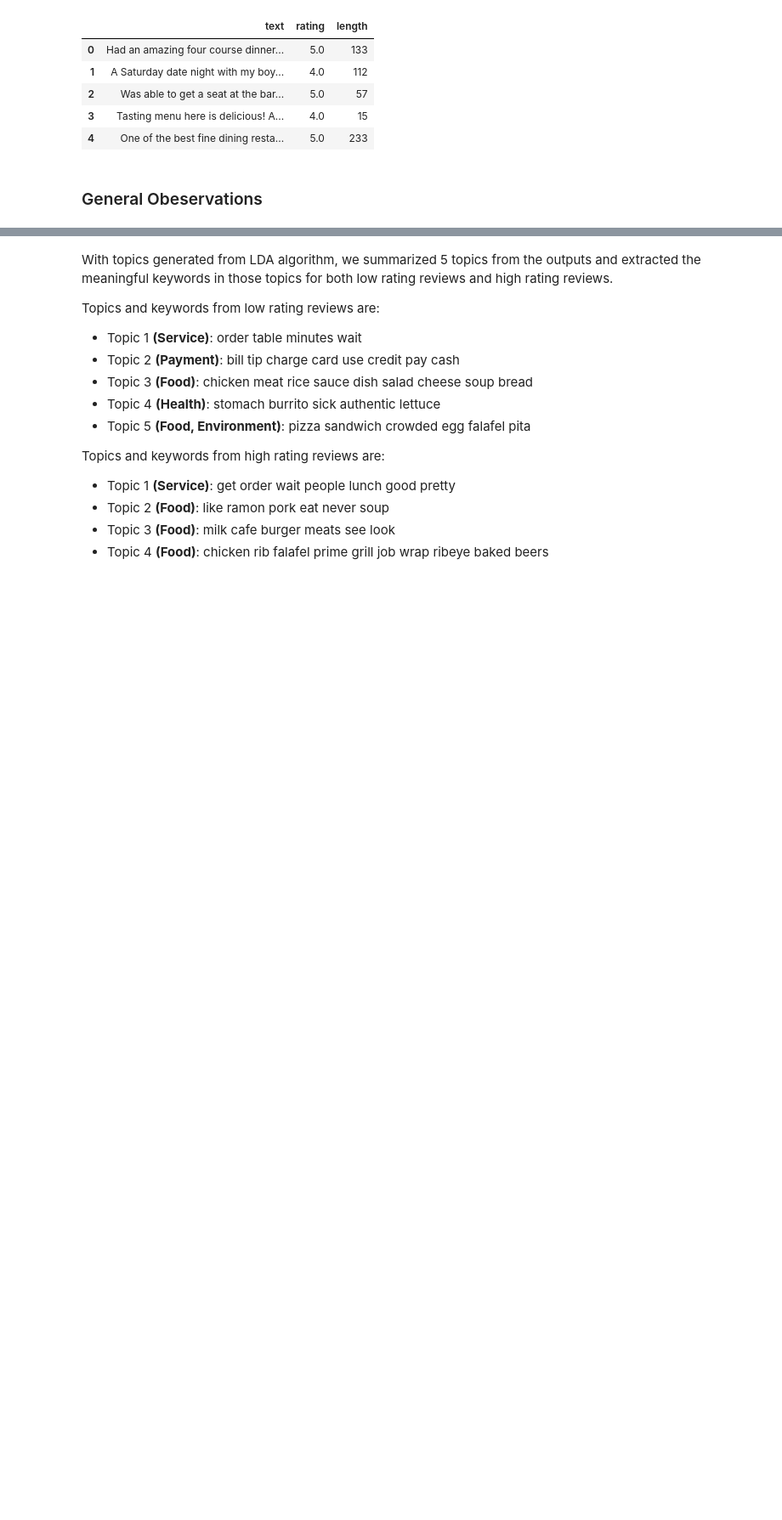
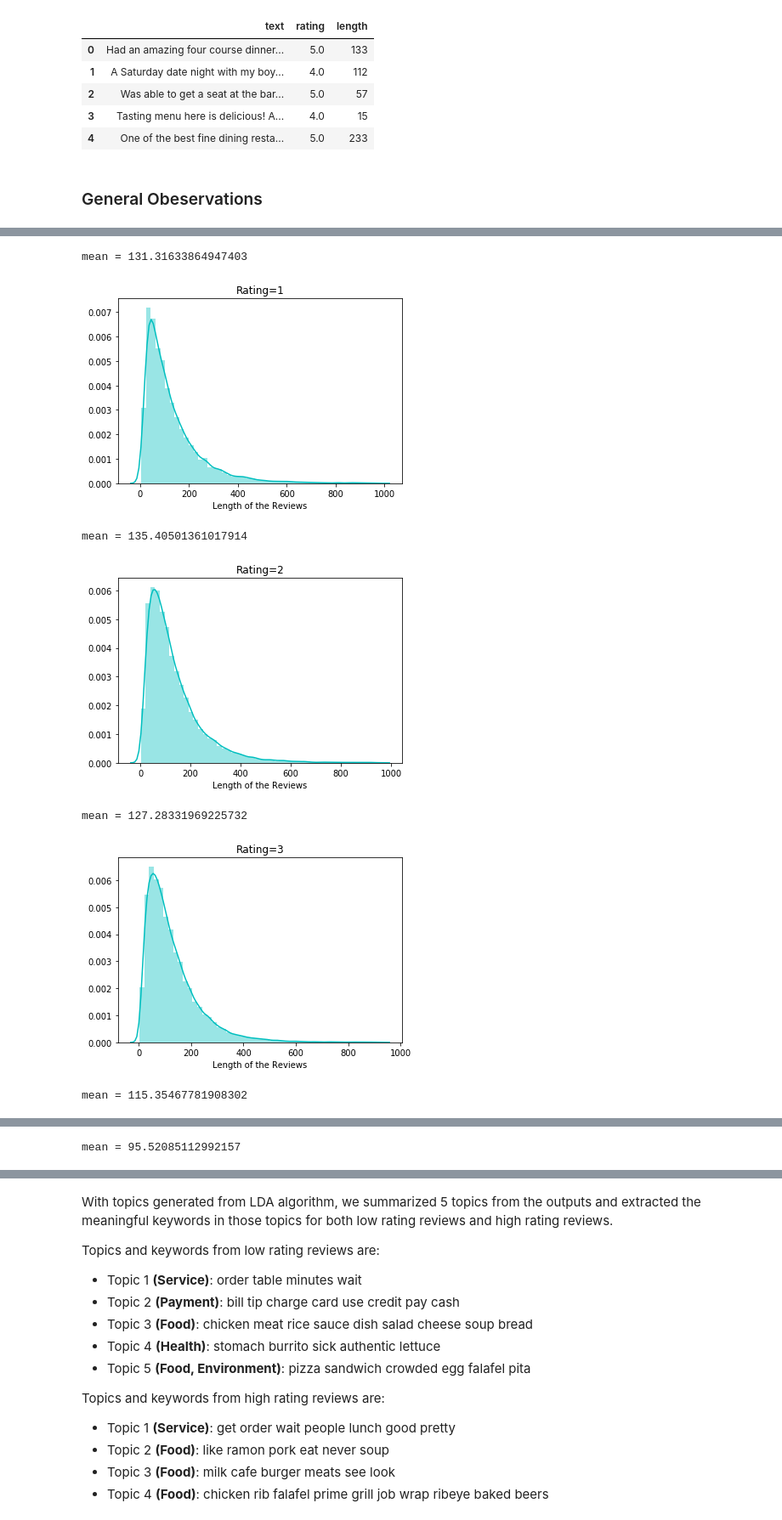
Before and after one commit to lulu2184/yelp-reviews-rating-prediction, a Jupyter notebook: restaurant_review_analysis.ipynb, the cells around one changed output, grey strips where cells are left out. Shown at 85% size. Drawn from its saved outputs; the diff is of its cells as text; code cells hidden in the pictures; blank space fills up the shorter version.

```diff
--- a/restaurant_review_analysis.ipynb
+++ b/restaurant_review_analysis.ipynb
@@ -246,0 +274,35 @@ def text_process(text):
+# %%
+# Store average length for each rating
+average_length_list = []
+
+# Loop each rating
+for rating in range(1, 6):
+    # Extract the dataframe with this rating
+    rating_curr = df[(df.rating == rating)]
+
+    # Plot by taking this sub-df as input
+    plot = sns.distplot(rating_curr['length'],label='rating='+str(rating),axlabel='Length of the Reviews',color="c")
+
+    # Set title
+    plt.title('Rating='+str(rating))
+
+    # Save the figure as image
+    fig = plot.get_figure()
+    fig.savefig('rating_' + str(rating) + '.png')
+
+    # Display the average length for each rating
+    print ('mean =',np.mean(rating_curr['length']))
+
+    # update list
+    average_length_list.append(np.mean(rating_curr['length']))
+
+    # Display figure
+    plt.show()
+# %% [output]
+mean = 131.31633864947403
+[figure, added]
+mean = 135.40501361017914
+[figure, added]
+mean = 127.28331969225732
+[figure, added]
+mean = 115.35467781908302
@@ -246,0 +310 @@ def text_process(text):
+mean = 95.52085112992157
```
Also changed, not shown: parts of 25 cells of this notebook.
